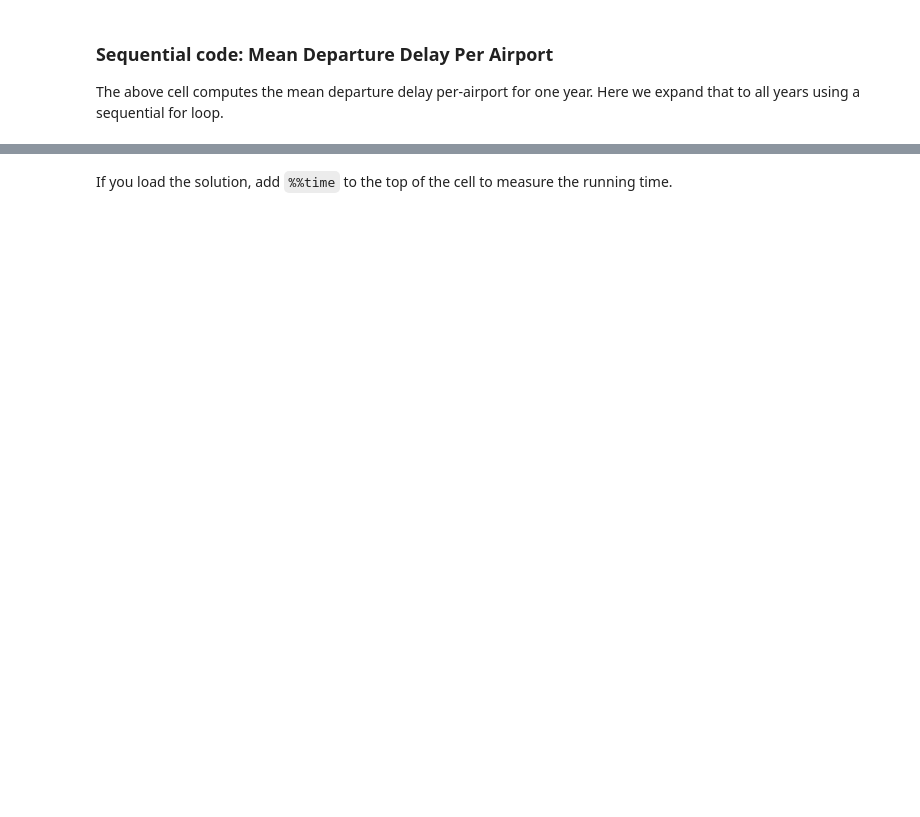
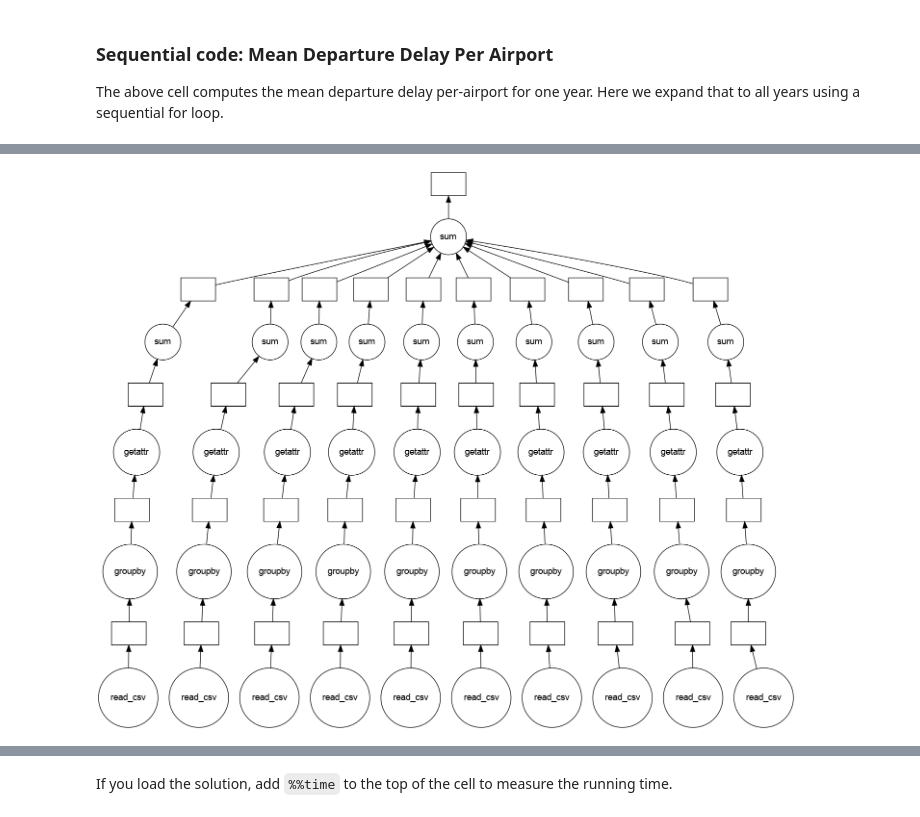
Before and after one commit to cindytsai/dask-tutorial, a Jupyter notebook: 01_dask.delayed.ipynb, the cells around one changed output, grey strips where cells are left out. Drawn from its saved outputs; the diff is of its cells as text; code cells hidden in the pictures; blank space fills up the shorter version.

```diff
--- a/01_dask.delayed.ipynb
+++ b/01_dask.delayed.ipynb
@@ -423,0 +505,27 @@ mean
+# %%
+%%time
+# Think like a graph~~
+sums = []
+counts = []
+for fn in filenames:
+    # Read in file
+    df = delayed(pd.read_csv)(fn)
+
+    # Groupby origin airport
+    by_origin = df.groupby('Origin')
+
+    # Sum of all departure delays by origin
+    total = by_origin.DepDelay.sum()
+
+    # Number of flights by origin
+    count = by_origin.DepDelay.count()
+
+    # Save the intermediates
+    sums.append(total)
+    counts.append(count)
+
+# Combine intermediates to get total mean-delay-per-origin
+total_delays = delayed(sum)(sums)
+n_flights = delayed(sum)(counts)
+total_delays.visualize()
+# %% [output]
@@ -423,0 +534 @@ mean
+[figure, added]
```
Also changed, not shown: parts of 23 cells of this notebook.
